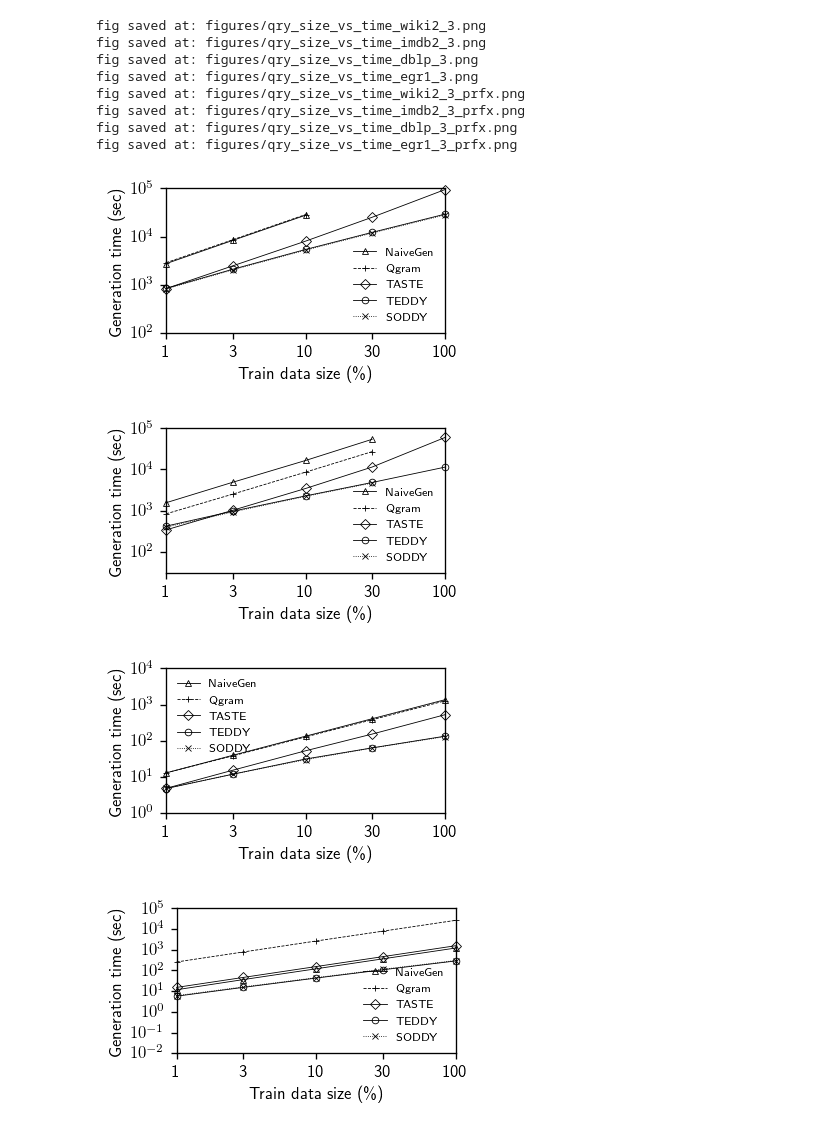
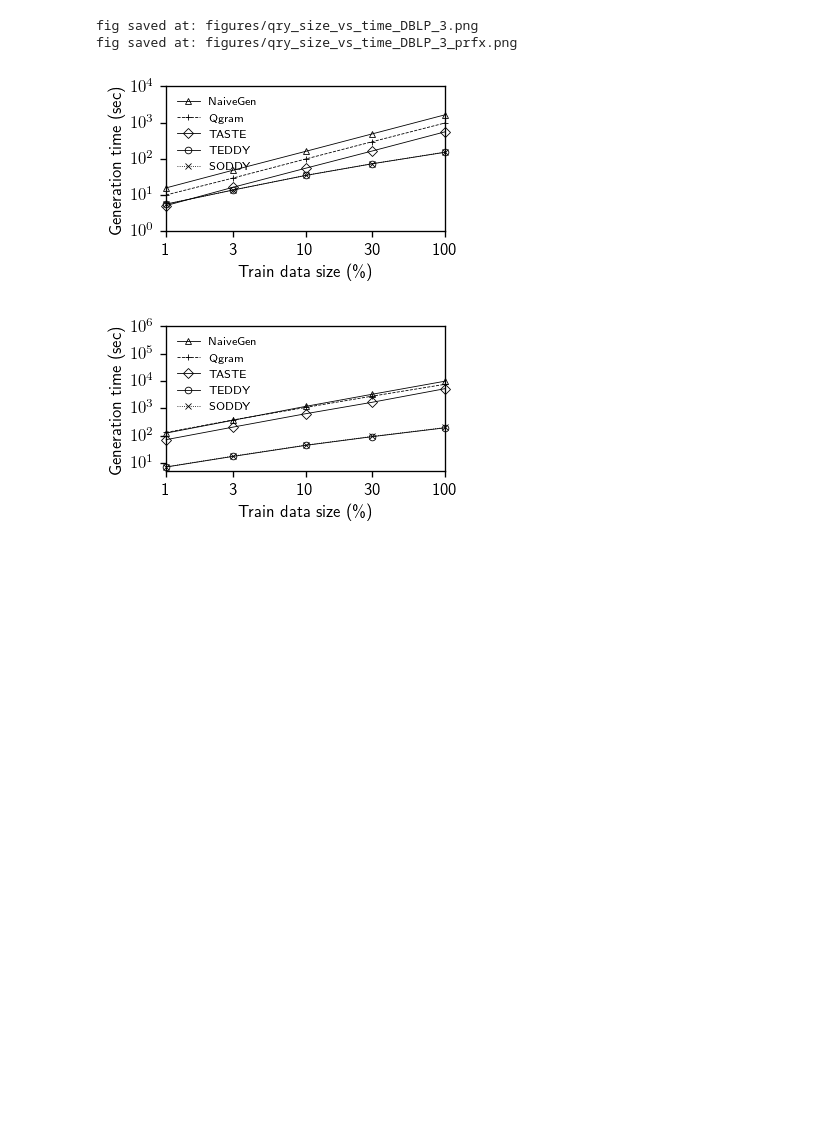
Before and after one commit to sykwon/teddy-dream, a Jupyter notebook: plot/example.ipynb, the cells around one changed output. Saved outputs shown, nothing was run; the diff lists cells and outputs as text; code cells hidden in the pictures; blank space fills up the shorter version.

```diff
--- a/plot/example.ipynb
+++ b/plot/example.ipynb
@@ -31,25 +34,17 @@ get_table_accuracy_of_estimators_in_default_setting(delta=delta, dataNames=dataN
 # %%
 from exp_util import *
 from exp_func import *
 eu = reload(eu)
 ef = reload(ef)
 
 timeout = 30 * 3600
 delta = 3
-dataNames = ["wiki2", "imdb2", "dblp", "egr1"]
-# dataNames = ["dblp"] # uncomment this line to test DBLP only
+dataNames = ["DBLP"]
+# dataNames = ["WIKI", "IMDB", "DBLP", "GENE"] # uncomment this line for all datasets
 exp1_qs_vs_gt(prefix=False, delta=delta, timeout=timeout, dataNames=dataNames)
 exp1_qs_vs_gt(prefix=True, delta=delta, timeout=timeout, dataNames=dataNames)
 # %% [output]
-fig saved at: figures/qry_size_vs_time_wiki2_3.png
-fig saved at: figures/qry_size_vs_time_imdb2_3.png
-fig saved at: figures/qry_size_vs_time_dblp_3.png
-fig saved at: figures/qry_size_vs_time_egr1_3.png
-fig saved at: figures/qry_size_vs_time_wiki2_3_prfx.png
-fig saved at: figures/qry_size_vs_time_imdb2_3_prfx.png
-fig saved at: figures/qry_size_vs_time_dblp_3_prfx.png
-fig saved at: figures/qry_size_vs_time_egr1_3_prfx.png
+fig saved at: figures/qry_size_vs_time_DBLP_3.png
+fig saved at: figures/qry_size_vs_time_DBLP_3_prfx.png
-[figure, old version]
+[figure, new version]
-[figure, old version]
+[figure, new version]
-[figure, removed]
-[figure, removed]
```
Also changed, not shown: parts of 3 cells of this notebook, 11 other files.
